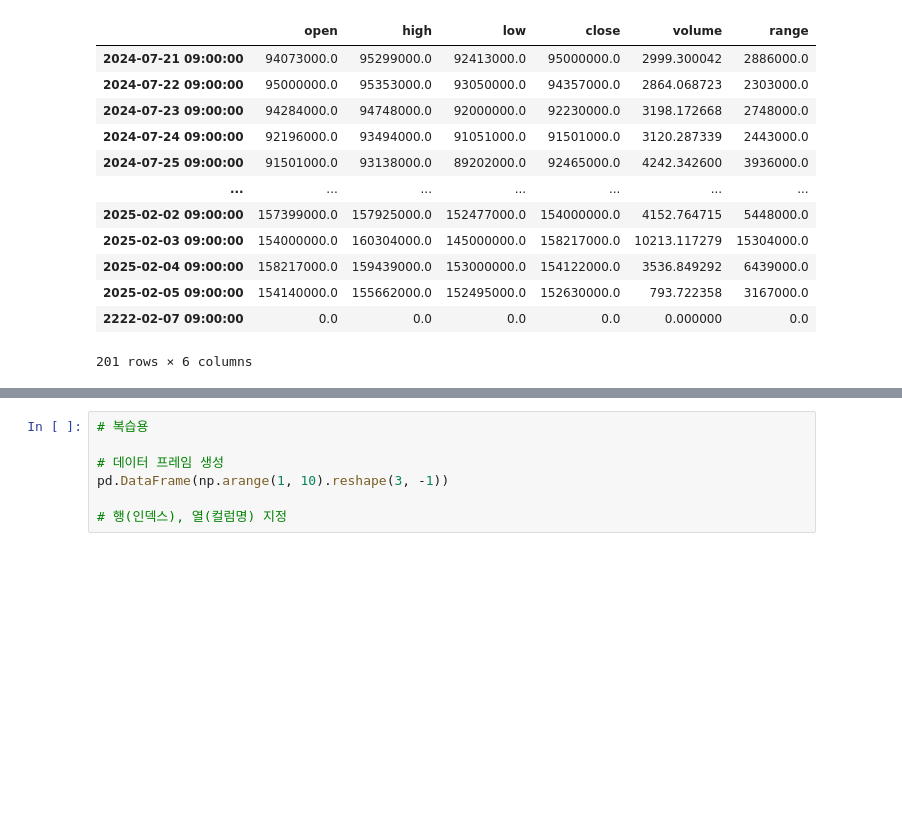
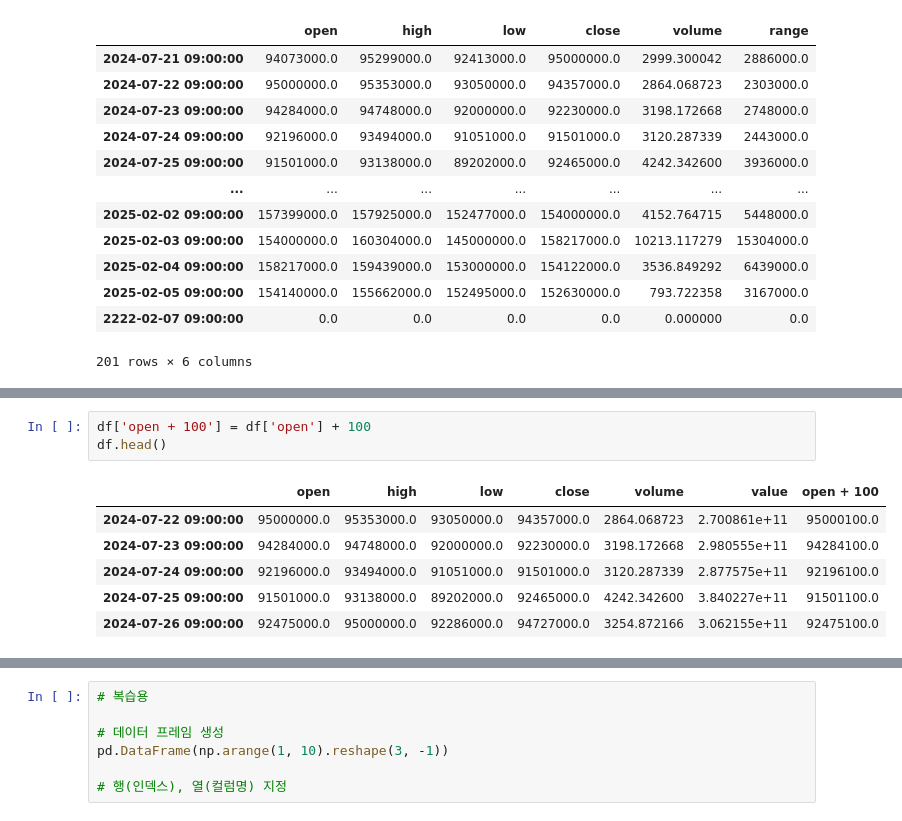
Before and after one commit to dasom222g/learn-pandas, a Jupyter notebook: 02_Pandas_실습_코드.ipynb, the cells around one changed output, grey strips where cells are left out. Cells and saved outputs as stored; diff of their text form; blank space fills up the shorter version.

```diff
--- a/02_Pandas_실습_코드.ipynb
+++ b/02_Pandas_실습_코드.ipynb
@@ -465,0 +476,10 @@ removed_df
+# %%
+df['open + 100'] = df['open'] + 100
+df.head()
+# %% [output]
+|  | open | high | low | close | volume | value | open + 100 |
+| 2024-07-22 09:00:00 | 95000000.0 | 95353000.0 | 93050000.0 | 94357000.0 | 2864.068723 | 2.700861e+11 | 95000100.0 |
+| 2024-07-23 09:00:00 | 94284000.0 | 94748000.0 | 92000000.0 | 92230000.0 | 3198.172668 | 2.980555e+11 | 94284100.0 |
+| 2024-07-24 09:00:00 | 92196000.0 | 93494000.0 | 91051000.0 | 91501000.0 | 3120.287339 | 2.877575e+11 | 92196100.0 |
+| 2024-07-25 09:00:00 | 91501000.0 | 93138000.0 | 89202000.0 | 92465000.0 | 4242.342600 | 3.840227e+11 | 91501100.0 |
+| 2024-07-26 09:00:00 | 92475000.0 | 95000000.0 | 92286000.0 | 94727000.0 | 3254.872166 | 3.062155e+11 | 92475100.0 |
```
Also changed, not shown: parts of 9 cells of this notebook.
